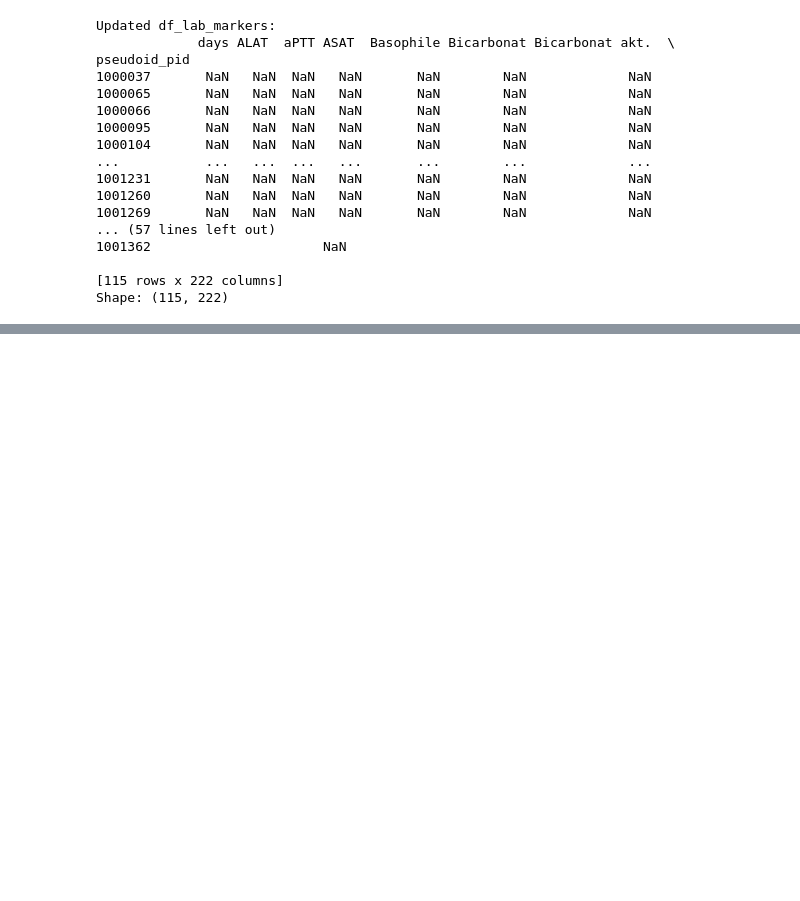
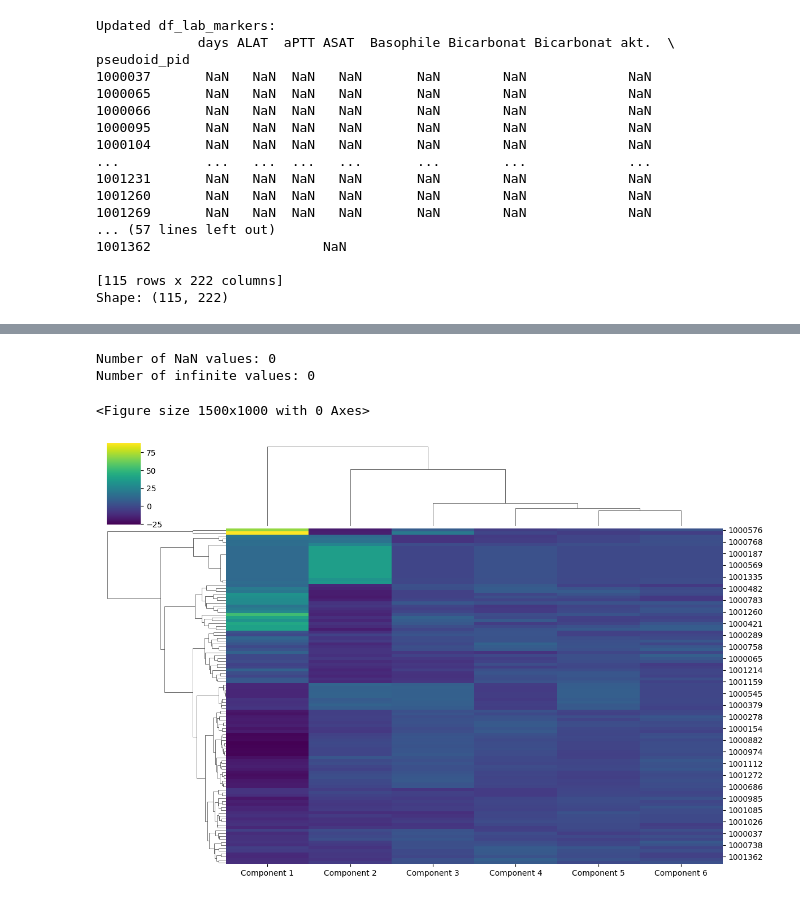
Before and after one commit to jagh/patientomics, a Jupyter notebook: notebooks/analyzing_labmarkers_for_long_covid.ipynb, the cells around one changed output, grey strips where cells are left out. Cells and saved outputs as stored; diff of their text form; code cells hidden in the pictures; blank space fills up the shorter version.

```diff
--- a/notebooks/analyzing_labmarkers_for_long_covid.ipynb
+++ b/notebooks/analyzing_labmarkers_for_long_covid.ipynb
@@ -337,18 +280,0 @@ ValueError: The condensed distance matrix must contain only finite values.
-# %%
-### Plot features as a heatmap
-import pandas as pd
-import seaborn as sns
-
-## get a list of features name from the dataframe
-types = df.columns.tolist()
-
-# Construct a pandas dataframe from the samples
-d = pd.DataFrame(data=samples, columns=feature_names, index=types)
-
-corr = d.corr()
-
-# Set up the matplotlib figure, make it big!
-f, ax = plt.subplots(figsize=(15, 10))
-
-# Draw the heatmap using seaborn
-sns.heatmap(corr, vmax=.8, square=True)
@@ -420,0 +281,58 @@ row_labdata Pandas(Index=0, ALAT=46.0, Basophile=0.015, _3=29.0, _4=28.35, _5=na
+# %%
+import os
+import pandas as pd
+import numpy as np
+import matplotlib.pyplot as plt
+import seaborn as sns
+from sklearn.metrics import euclidean_distances
+from sklearn.decomposition import PCA
+from sklearn.preprocessing import StandardScaler
+
+# Load data
+dir_path = '/home/jagh/Documents/01_UB/MultiOmiX/patientomics/data/05_data_exploration/01_preprocessing_116_PLCP/'
+filename = os.path.join(dir_path, 'lab_data_exploration.csv')
+df = pd.read_csv(filename, sep=',', header=0, index_col=0)
+
+# Extract the feature columns and sample data
+feature_names = df.columns
+samples = df.values
+
+# Extract patients ids
+patient_ids = df.index.values
+
+# Standardize the data before calculating distances
+scaler = StandardScaler()
+scaled_samples = scaler.fit_transform(samples)
+
+# Calculate pairwise Euclidean distances
+similarities = euclidean_distances(scaled_samples)
+
+# Debugging: Output non-finite values in the similarities matrix
+nan_count = np.sum(np.isnan(similarities))
+inf_count = np.sum(np.isinf(similarities))
+print("Number of NaN values:", nan_count)
+print("Number of infinite values:", inf_count)
+
+# Replace NaN with infinity
+similarities[np.isnan(similarities)] = np.inf
+
+# Multidimensional scaling
+seed = np.random.RandomState(seed=3)
+mds = PCA(n_components=6, random_state=seed)  # Using 6 components
+pos = mds.fit_transform(similarities)
+
+# Create a DataFrame with the MDS positions and patient IDs
+mds_df = pd.DataFrame(pos, columns=[f'Component {i+1}' for i in range(6)], index=patient_ids)
+
+# Set up the matplotlib figure, make it big!
+plt.figure(figsize=(15, 10))
+
+# Create a cluster map using seaborn
+sns.clustermap(mds_df, cmap='viridis', method='average', metric='euclidean', figsize=(12, 8))
+
+plt.show()
+# %% [output]
+Number of NaN values: 0
+Number of infinite values: 0
+<Figure size 1500x1000 with 0 Axes>
+[figure, added]
```
Also changed, not shown: parts of 10 cells of this notebook.
